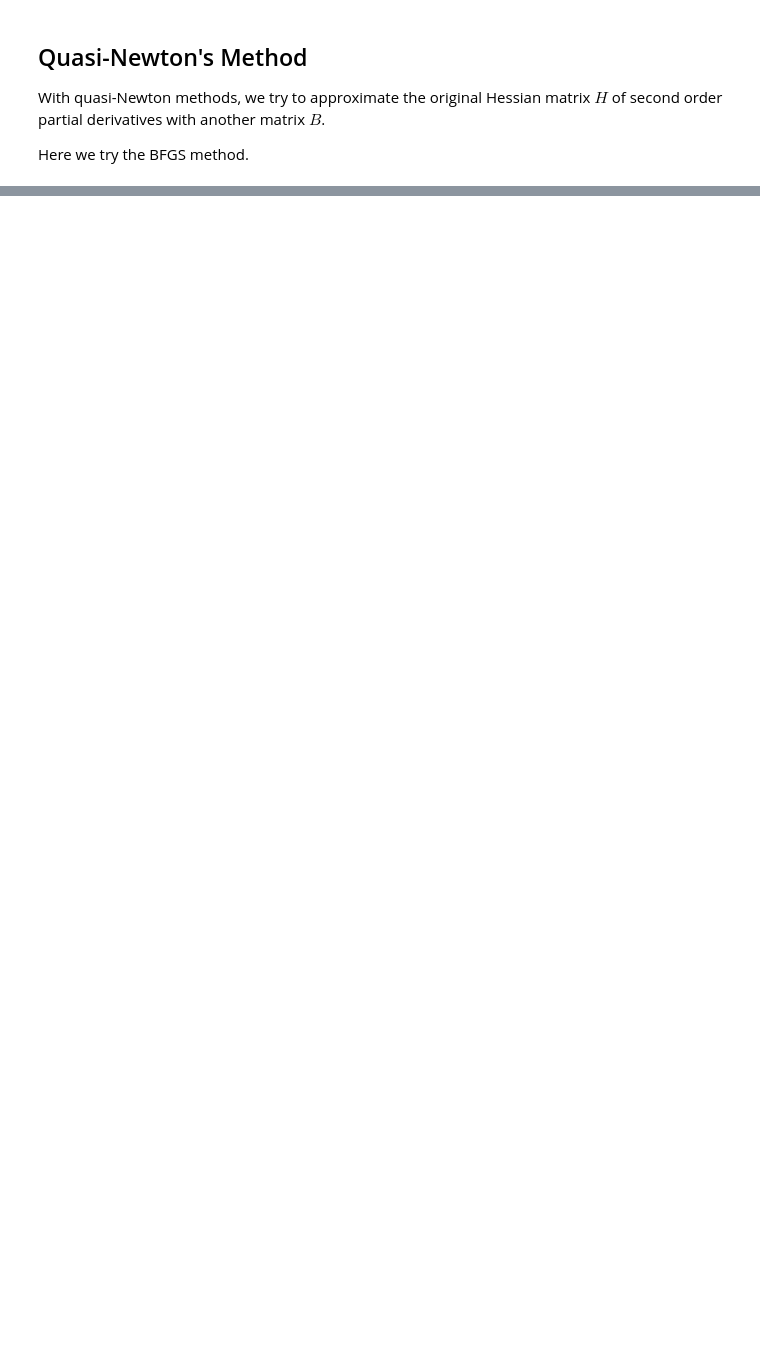
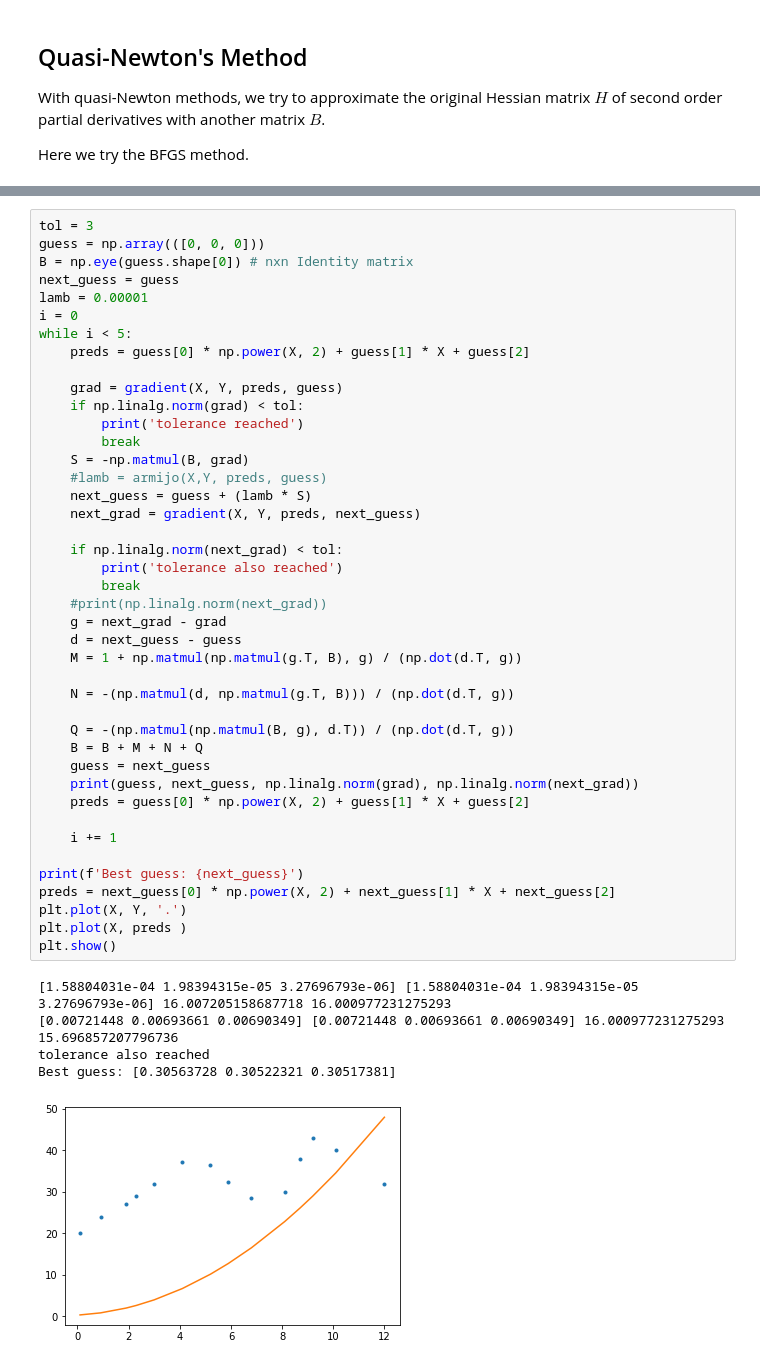
Before and after one commit to andrew15818/110, a Jupyter notebook: spring/optimization/homework/hw3/main.ipynb, the cells around one changed output, grey strips where cells are left out. Saved outputs shown, nothing was run; the diff lists cells and outputs as text; blank space fills up the shorter version.

```diff
--- a/spring/optimization/homework/hw3/main.ipynb
+++ b/spring/optimization/homework/hw3/main.ipynb
@@ -288,0 +321,48 @@ None
+# %%
+tol = 3
+guess = np.array(([0, 0, 0]))
+B = np.eye(guess.shape[0]) # nxn Identity matrix
+next_guess = guess
+lamb = 0.00001
+i = 0
+while i < 5:
+    preds = guess[0] * np.power(X, 2) + guess[1] * X + guess[2]
+
+    grad = gradient(X, Y, preds, guess)
+    if np.linalg.norm(grad) < tol:
+        print('tolerance reached')
+        break
+    S = -np.matmul(B, grad)
+    #lamb = armijo(X,Y, preds, guess)
+    next_guess = guess + (lamb * S)
+    next_grad = gradient(X, Y, preds, next_guess)
+
+    if np.linalg.norm(next_grad) < tol:
+        print('tolerance also reached')
+        break
+    #print(np.linalg.norm(next_grad))
+    g = next_grad - grad
+    d = next_guess - guess
+    M = 1 + np.matmul(np.matmul(g.T, B), g) / (np.dot(d.T, g))
+
+    N = -(np.matmul(d, np.matmul(g.T, B))) / (np.dot(d.T, g))
+
+    Q = -(np.matmul(np.matmul(B, g), d.T)) / (np.dot(d.T, g))
+    B = B + M + N + Q
+    guess = next_guess
+    print(guess, next_guess, np.linalg.norm(grad), np.linalg.norm(next_grad))
+    preds = guess[0] * np.power(X, 2) + guess[1] * X + guess[2]
+
+    i += 1
+
+print(f'Best guess: {next_guess}')
+preds = next_guess[0] * np.power(X, 2) + next_guess[1] * X + next_guess[2]
+plt.plot(X, Y, '.')
+plt.plot(X, preds )
+plt.show()
+# %% [output]
+[1.58804031e-04 1.98394315e-05 3.27696793e-06] [1.58804031e-04 1.98394315e-05 3.27696793e-06] 16.007205158687718 16.000977231275293
+[0.00721448 0.00693661 0.00690349] [0.00721448 0.00693661 0.00690349] 16.000977231275293 15.696857207796736
+tolerance also reached
+Best guess: [0.30563728 0.30522321 0.30517381]
+[figure, added]
```
Also changed, not shown: parts of 8 cells of this notebook.
